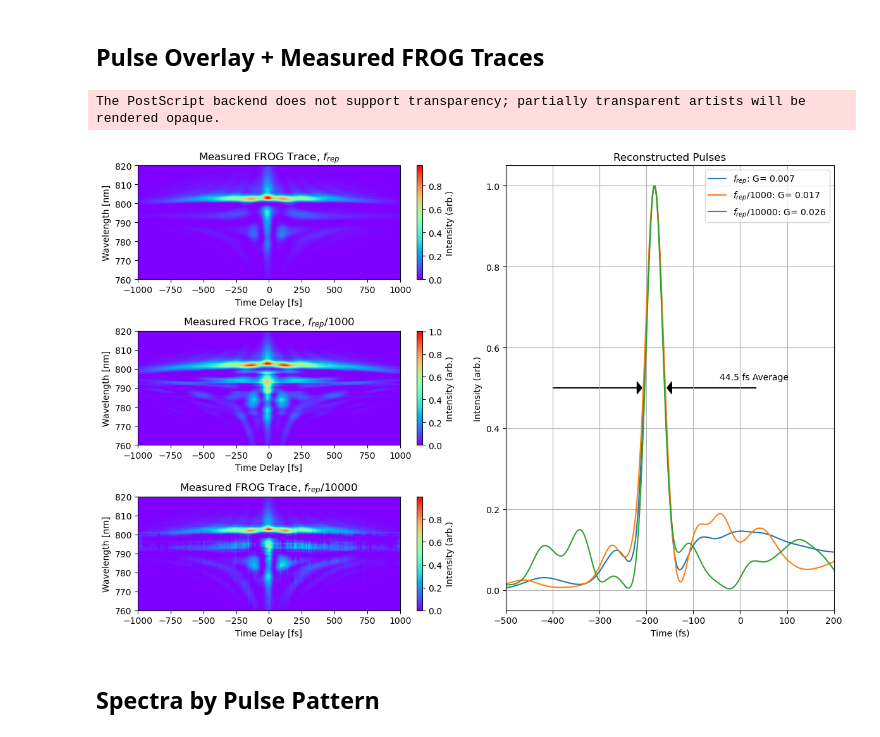
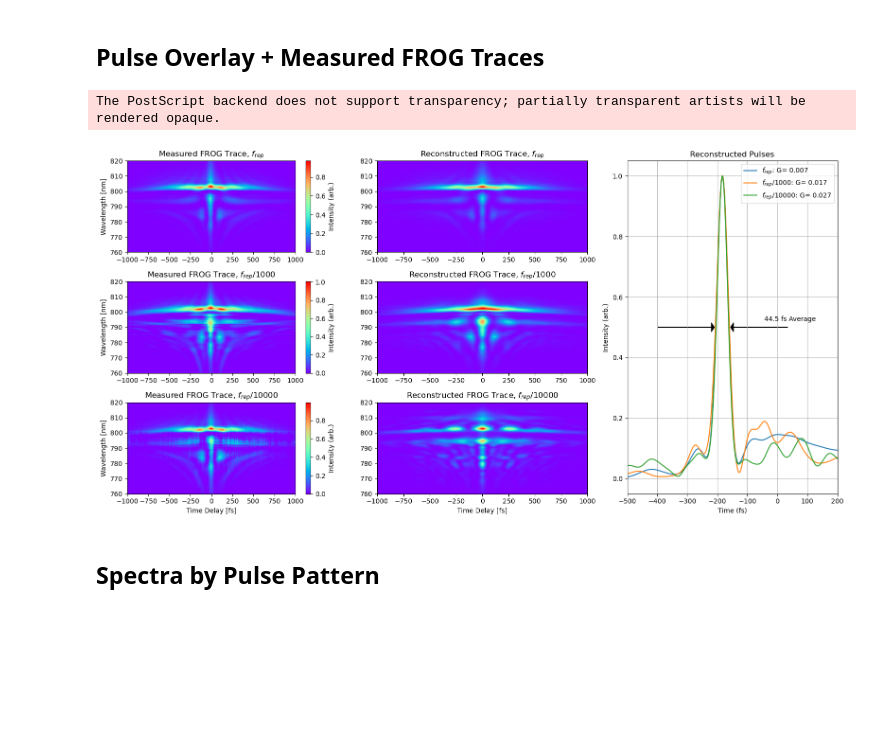
Before and after one commit to Seabear-attack/dev-table, a Jupyter notebook: Plotting/paper_plots.ipynb, the cells around one changed output. Cells and saved outputs as stored; diff of their text form; code cells hidden in the pictures; blank space fills up the shorter version.

```diff
--- a/Plotting/paper_plots.ipynb
+++ b/Plotting/paper_plots.ipynb
@@ -13,7 +13,7 @@ savepath = Path(r'C:\Users\wahlm\Documents\School\Research\Allison\Papers\tunabl
 pattern = r'.*'
 sort = lambda frog: 0 if re.search(r'\d+', frog.label) is None else int(re.search(r'\d+', frog.label)[0])
 label = lambda name: r'$f_{rep}$' if re.search(r'\d+', frog.label) is None else r'$f_{rep}/$' + (re.search(r'\d+', name)[0])
-save_files = False
+save_files = True
 
 # Plotting options
 # panels = [['Trace 0', 'Pulses'],
@@ -34,9 +34,13 @@ ax['Pulses'].set_xlim([-500, 200])
 for i in range(3):
     ax[f'Trace {i}'].set_ylim([760, 820])
     ax[f'Trace {i}'].set_xlim([-1000, 1000])
-    ax[f'Trace {i}'].set_xlabel('Time Delay [fs]')
     ax[f'Trace {i}'].set_ylabel('Wavelength [nm]')
 
+    ax[f'Recon {i}'].set_ylim([760, 820])
+    ax[f'Recon {i}'].set_xlim([-1000, 1000])
+
+ax[f'Trace 2'].set_xlabel('Time Delay [fs]')
+ax[f'Recon 2'].set_xlabel('Time Delay [fs]')
 
 fullscreen = False
 
@@ -54,34 +58,34 @@ for i, frog in enumerate(frogs):
     # Have all the maxima overlap one another in time
     frog.pulse_time = frog.pulse_time - (frog.pulse_time[frog.pulse_intensity == max(frog.pulse_intensity)] -
                                             frogs[0].pulse_time[frogs[0].pulse_intensity == max(frogs[0].pulse_intensity)])
 
     # Plot the pulse
 
     # Plot the trace
     map = ax[f'Trace {i}'].imshow(frog.trace, aspect='auto', extent=[min(frog.delays), max(frog.delays), min(frog.wavelengths),
                                                       max(frog.wavelengths)], cmap=cmap)
     plt.colorbar(map, label='Intensity (arb.)')
     ax[f'Recon {i}'].imshow(frog.trace_recon, aspect='auto', extent=[min(frog.delays_recon), max(frog.delays_recon), min(frog.wavelengths_recon),
                                                       max(frog.wavelengths_recon)], cmap=cmap)
     ax['Pulses'].plot(frog.pulse_time, frog.pulse_intensity, label=f'{label(frog.label)}: G={frog.frog_error: .3f}')
     ax[f'Trace {i}'].set_title(f'Measured FROG Trace, {label(frog.label)}')
     ax[f'Recon {i}'].set_title(f'Reconstructed FROG Trace, {label(frog.label)}')
 
 ax['Pulses'].legend()
 ax['Pulses'].grid()
 ax['Pulses'].arrow(-400, .5, 190, 0, color='k', length_includes_head=True, head_width=.03, head_length=10)
 ax['Pulses'].arrow(34, .5, -190, 0, color='k', length_includes_head=True, head_width=.03, head_length=10)
 ax['Pulses'].annotate(f'{avg_duration:.1f} fs Average', (-44, .52))
 
 if fullscreen:
     f.canvas.manager.window.showMaximized()  # toggle fullscreen mode
 plt.tight_layout()
 if save_files:
     plt.savefig(savepath, dpi=500)
 plt.show()
 # %% [output]
 The PostScript backend does not support transparency; partially transparent artists will be rendered opaque.
-[figure, old version]
+[figure, new version]
 # %% [markdown]
 ## Spectra by Pulse Pattern
 # %%
```
Also changed, not shown: parts of 1 cell of this notebook, 2 other files.
